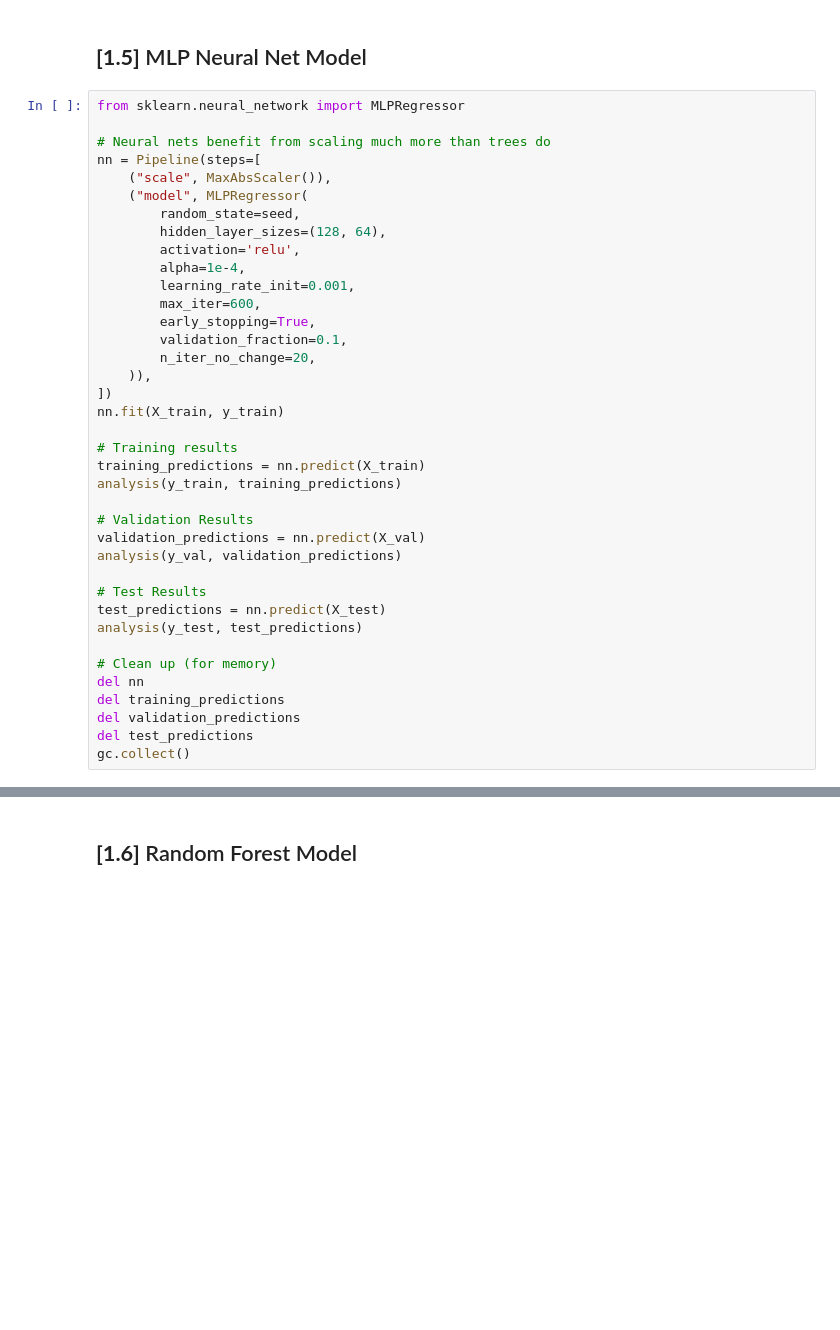
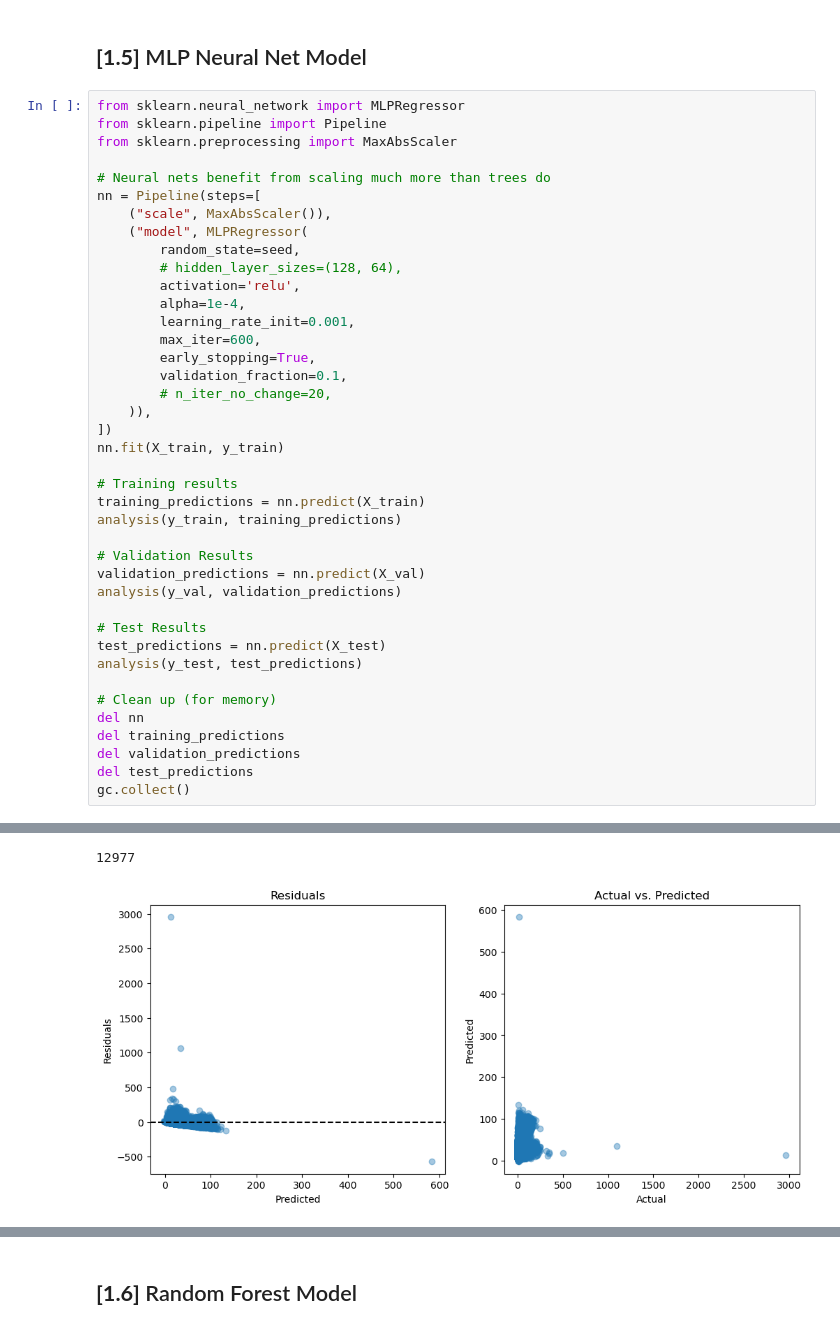
Before and after one commit to emma123456789102/Machine-Learning-Taxi-, a Jupyter notebook: notebook_avg_fare.ipynb, the cells around one changed output, grey strips where cells are left out. Cells and saved outputs as stored; diff of their text form; blank space fills up the shorter version.

```diff
--- a/notebook_avg_fare.ipynb
+++ b/notebook_avg_fare.ipynb
@@ -1036,20 +1116,22 @@ R squared:              0.6967
 ## **[1.5]** MLP Neural Net Model
 # %%
 from sklearn.neural_network import MLPRegressor
+from sklearn.pipeline import Pipeline
+from sklearn.preprocessing import MaxAbsScaler
 
 # Neural nets benefit from scaling much more than trees do
 nn = Pipeline(steps=[
     ("scale", MaxAbsScaler()),
     ("model", MLPRegressor(
         random_state=seed,
-        hidden_layer_sizes=(128, 64),
+        # hidden_layer_sizes=(128, 64),
         activation='relu',
         alpha=1e-4,
         learning_rate_init=0.001,
         max_iter=600,
         early_stopping=True,
         validation_fraction=0.1,
-        n_iter_no_change=20,
+        # n_iter_no_change=20,
     )),
 ])
 nn.fit(X_train, y_train)
@@ -1076,0 +1167,2 @@ KeyboardInterrupt:
+12977
+[figure, added]
```
Also changed, not shown: parts of 22 cells of this notebook, 4 other files.
